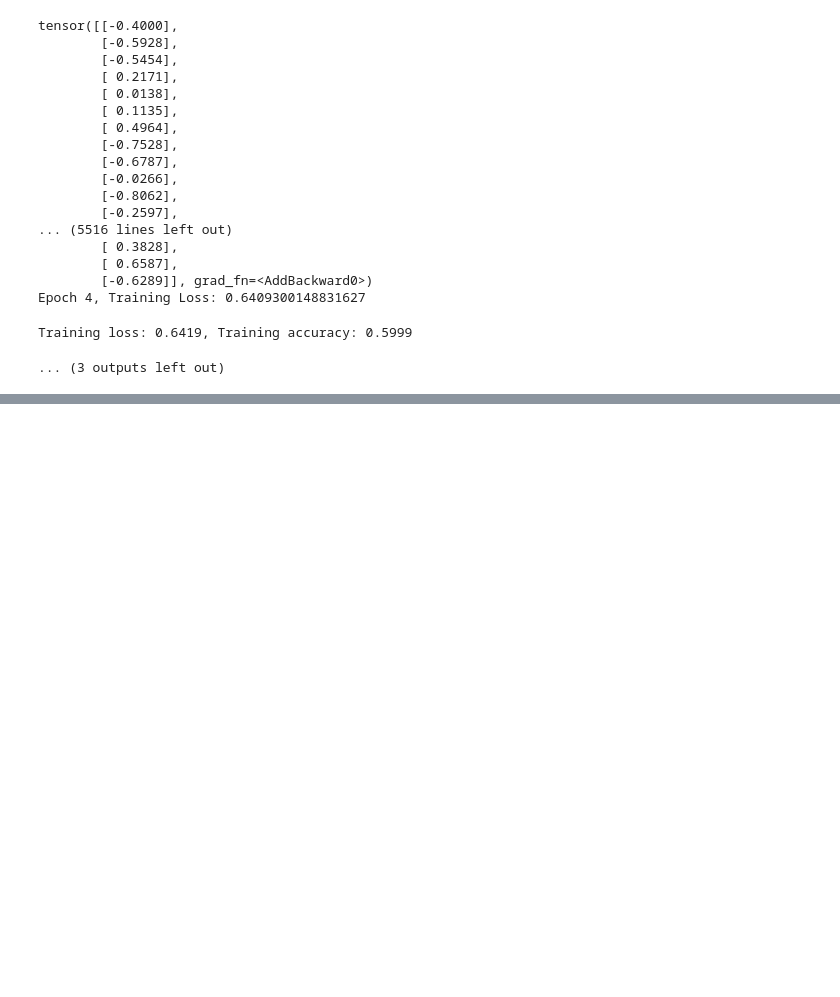
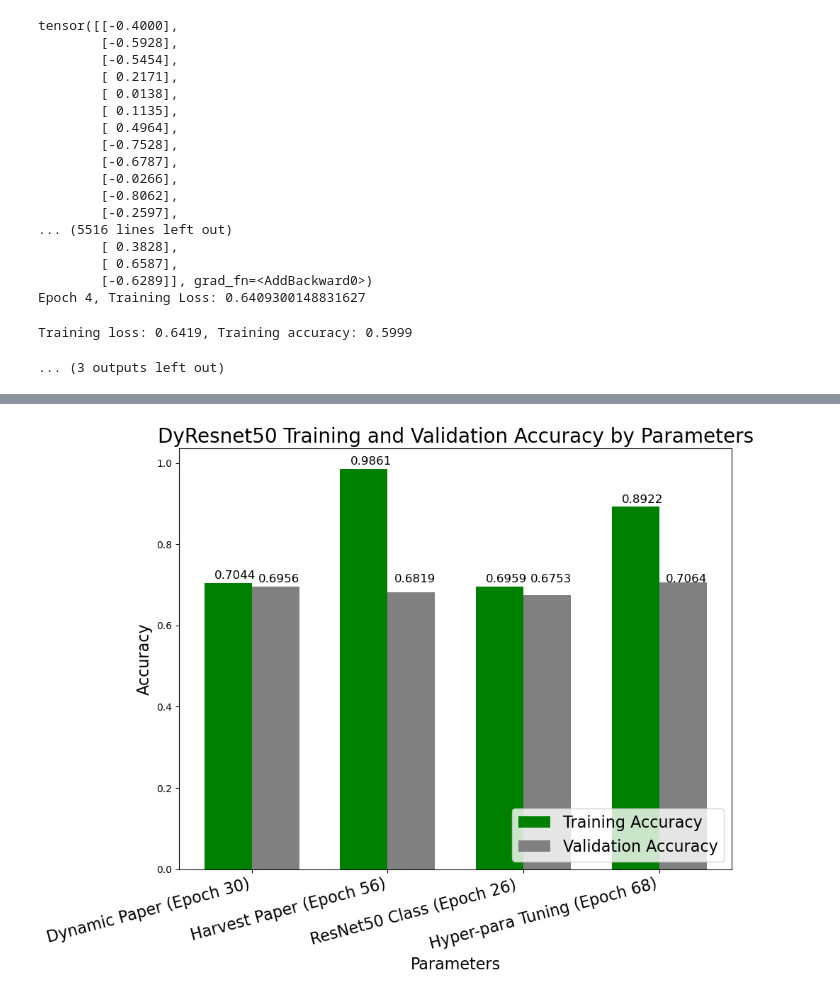
Before and after one commit to edrian-liao/harvestnet, a Jupyter notebook: notebooks/HarvestNet_Train_Model_dynamic.ipynb, the cells around one changed output, grey strips where cells are left out. Cells and saved outputs as stored; diff of their text form; code cells hidden in the pictures; blank space fills up the shorter version.

```diff
--- a/notebooks/HarvestNet_Train_Model_dynamic.ipynb
+++ b/notebooks/HarvestNet_Train_Model_dynamic.ipynb
@@ -1035,0 +1306,66 @@ Training loss: 0.6419, Training accuracy: 0.5999
+# %%
+import matplotlib.pyplot as plt
+
+# Data
+params = [
+    "Dynamic Paper (Epoch 30)",
+    "Harvest Paper (Epoch 56)",
+    "ResNet50 Class (Epoch 26) ",
+    "Hyper-para Tuning (Epoch 68)",
+]
+train_accuracy = [0.7044, 0.9861, 0.6959, 0.8922]
+validation_accuracy = [0.6956, 0.6819, 0.6753, 0.7064]
+
+# Number of groups
+num_params = len(params)
+
+# Width of each bar
+bar_width = 0.35
+
+# Index of each group
+index = range(num_params)
+
+# Plotting
+plt.figure(figsize=(10, 8))
+train_bars = plt.bar(
+    index, train_accuracy, bar_width, label="Training Accuracy", color="g"
+)
+val_bars = plt.bar(
+    [i + bar_width for i in index],
+    validation_accuracy,
+    bar_width,
+    label="Validation Accuracy",
+    color="gray",
+)
+
+# Add labels, title, and legend
+plt.xlabel("Parameters", fontsize=16)
+plt.ylabel("Accuracy", fontsize=16)
+plt.title("DyResnet50 Training and Validation Accuracy by Parameters", fontsize=20)
+plt.xticks(
+    [i + bar_width / 2 for i in index], params, rotation=15, ha="right", fontsize=16
+)
+plt.legend(fontsize=16, loc="lower right")
+
+# Add text labels on top of each bar
+for bar, train_acc, val_acc in zip(train_bars, train_accuracy, validation_accuracy):
+    plt.text(
+        bar.get_x() + bar.get_width() / 2 - 0.1,
+        bar.get_height() + 0.01,
+        f"{train_acc:.4f}",
+        fontsize=12,
+        color="black",
+    )
+    plt.text(
+        bar.get_x() + bar.get_width() + 0.05,
+        val_bars[0].get_height() + 0.01,
+        f"{val_acc:.4f}",
+        fontsize=12,
+        color="black",
+    )
+
+# Show plot
+plt.tight_layout()
+plt.show()
+# %% [output]
+[figure, added]
```
Also changed, not shown: parts of 7 cells of this notebook.
